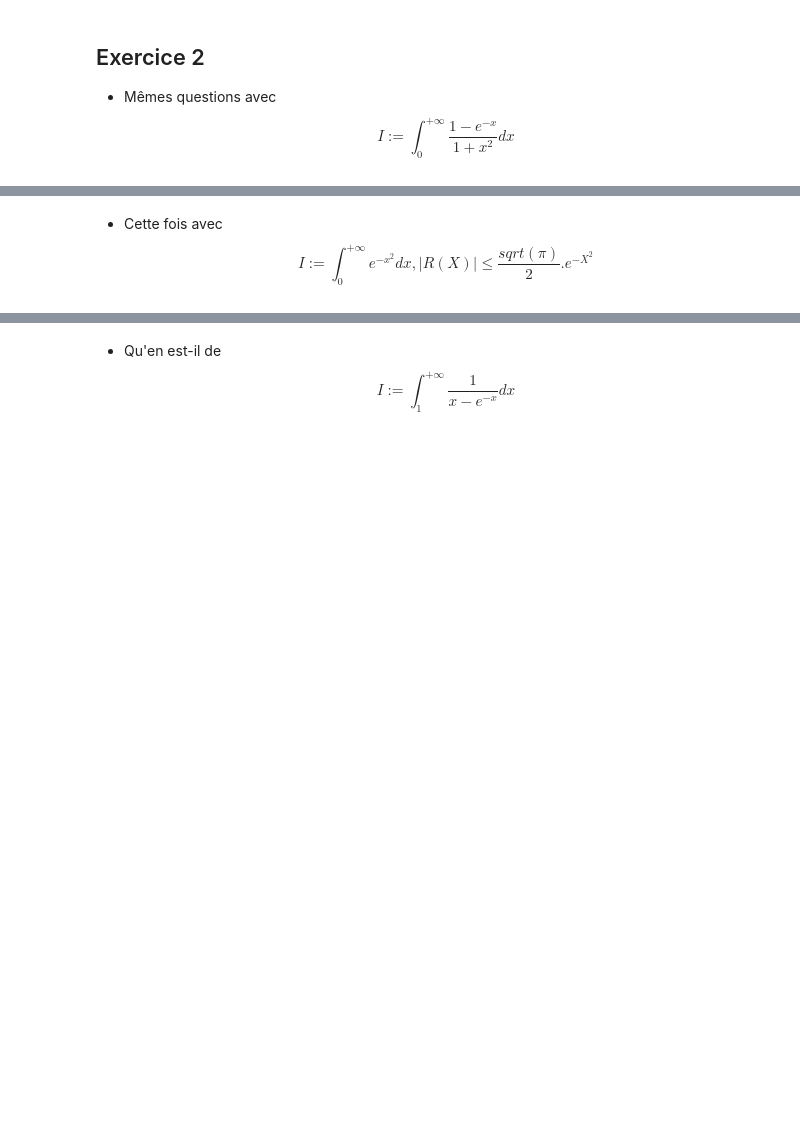
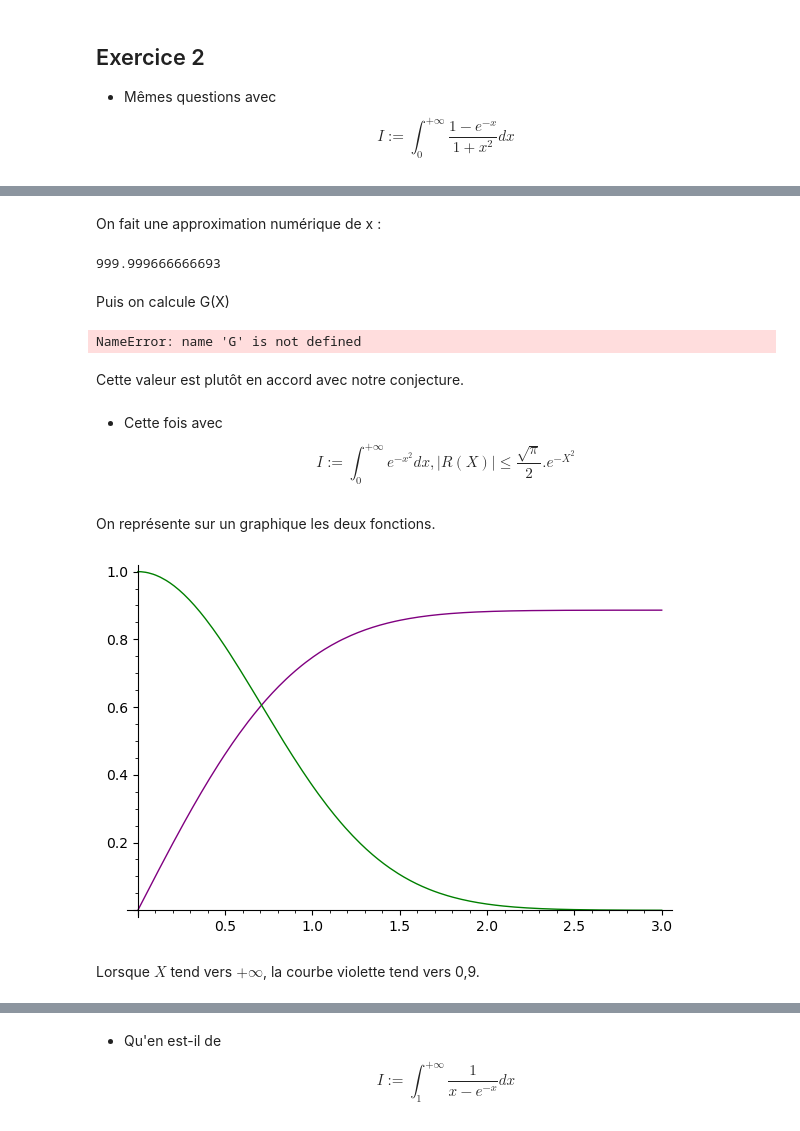
Before and after one commit to EmilieCLARY/maths-tp, a Jupyter notebook: TP 5/TP5-CLARY-CUVELIER-VAN-BOXEM-Integrales-impropres.ipynb, the cells around one changed output, grey strips where cells are left out. Drawn from its saved outputs; the diff is of its cells as text; code cells hidden in the pictures; blank space fills up the shorter version.

```diff
--- a/TP 5/TP5-CLARY-CUVELIER-VAN-BOXEM-Integrales-impropres.ipynb
+++ b/TP 5/TP5-CLARY-CUVELIER-VAN-BOXEM-Integrales-impropres.ipynb
@@ -20,2 +95,33 @@ vos observations à la question précédente ? Reconnaissez-vous cette valeur ?
+# %% [markdown]
+On fait une approximation numérique de x :
+# %%
+X = tan((pi/2) - 10 ^ (-3))
+show(numerical_approx(X))
+# %% [output]
+999.999666666693
+# %% [markdown]
+Puis on calcule G(X)
+# %%
+show(G(X))
+# %% [output]
+NameError: name 'G' is not defined
+# %% [markdown]
+Cette valeur est plutôt en accord avec notre conjecture.
 # %% [markdown]
-- Cette fois avec $$ I := \int_0^{+\infty} e^{-x^{2}}dx, |R(X)| \le \frac{sqrt(\pi)}{2}.e^{-X^{2}}$$
+- Cette fois avec $$ I := \int_0^{+\infty} e^{-x^{2}}dx, |R(X)| \le \frac{\sqrt{\pi}}{2}.e^{-X^{2}}$$
+# %% [markdown]
+On représente sur un graphique les deux fonctions.
+# %%
+def h(x):
+    return e ^ (-x ^ (2))
+
+
+def H(X):
+    return numerical_integral(e ^ (-x ^ (2)), 0, X)[0]
+
+
+plot(H, (0, 3), color='purple') + plot(h, (0, 3), color='green')
+# %% [output]
+[figure, added]
+# %% [markdown]
+Lorsque $X$ tend vers $+\infty$, la courbe violette tend vers 0,9.
```
Also changed, not shown: parts of 34 cells of this notebook, 1 other file.
